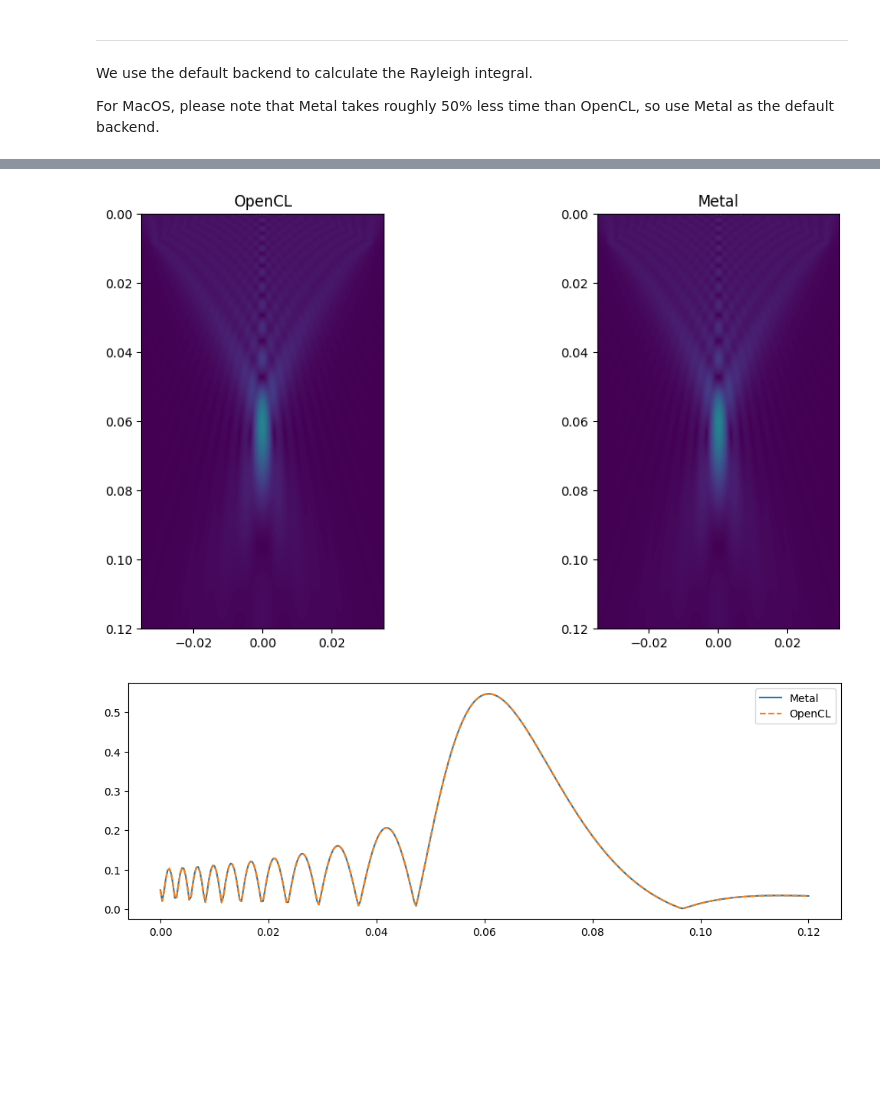
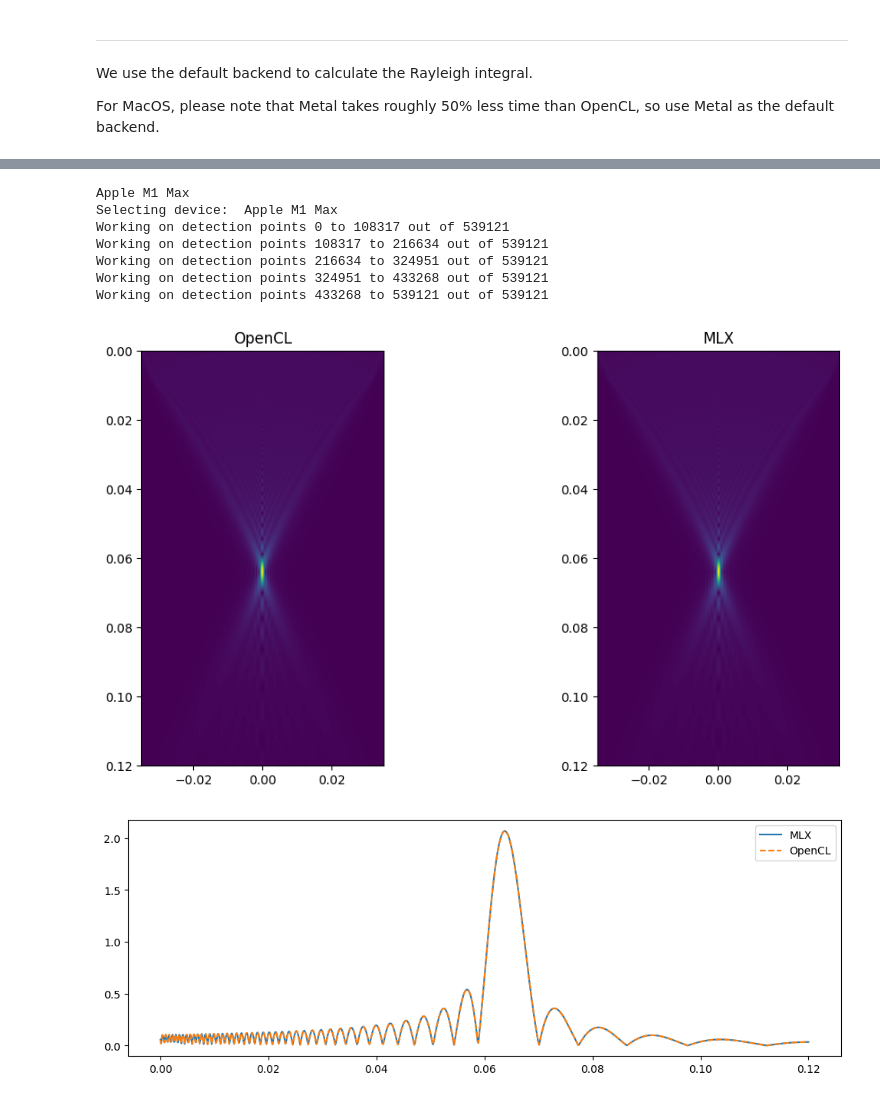
Before and after one commit to ProteusMRIgHIFU/BabelViscoFDTD, a Jupyter notebook: Tutorial Notebooks/Tools -1 - Rayleigh Integral.ipynb, the cells around one changed output, grey strips where cells are left out. Drawn from its saved outputs; the diff is of its cells as text; code cells hidden in the pictures; blank space fills up the shorter version.

```diff
--- a/Tutorial Notebooks/Tools -1 - Rayleigh Integral.ipynb
+++ b/Tutorial Notebooks/Tools -1 - Rayleigh Integral.ipynb
@@ -41,12 +36,12 @@ Selecting device:  Apple M1 Max
 ## Define medium conditions and transducer
 The function `GenerateTx` is a simple function that creates a Tx bowl oriented in the Z+ direction with focus at [0,0,0]
 # %%
-Frequency = 500e3  # Hz
+Frequency = 2000e3  # Hz
 MediumSOS = 1500 # m/s - water
 MediumDensity=1000 # kg/m3
 
 ShortestWavelength =MediumSOS / Frequency
-PPW=9
+PPW=6
 SpatialStep =ShortestWavelength / PPW
 
 Focal=6.4e-2
@@ -122,3 +121,5 @@ u0=np.ones((Tx['center'].shape[0],1),np.float32)+ 1j*np.zeros((Tx['center'].shap
 u0*=Amp
 center=Tx['center'].astype(np.float32)
 ds=Tx['ds'].astype(np.float32)
+# %%
+u2=ForwardSimple(cwvnb_extlay,center,ds,u0,rf,gpu_backend=backend,gpu_device='M1')
@@ -125,3 +132,3 @@ ds=Tx['ds'].astype(np.float32)
 # %%
-%%time
-u2=ForwardSimple(cwvnb_extlay,center,ds,u0,rf,deviceMetal='M1')
+# %%timeit
+# u2=ForwardSimple(cwvnb_extlay,center,ds,u0,rf,gpu_backend=backend,gpu_device='M1')
@@ -131,5 +135,3 @@ Wall time: 88.7 ms
-# %%
-u2=ForwardSimple(cwvnb_extlay,center,ds,u0,rf,deviceMetal='M1')
 # %%
 u2=np.reshape(u2,xp.shape)*MediumDensity*MediumSOS #we convert back to Pa
 # %%
@@ -156,23 +162,31 @@ You can adjust the view, and should be able to see a plot similar this one
 # %%
 #Some extra testing to evaluate outputs in MacOS from Metal and OpenCL
 if sys.platform=='darwin':
-    u2o=ForwardSimple(cwvnb_extlay,Tx['center'].astype(np.float32),Tx['ds'].astype(np.float32),u0,rf,MacOsPlatform='OpenCL')
+    InitRayleighAndBHTE('M1',gpu_backend='OpenCL')
+    u2o=ForwardSimple(cwvnb_extlay,Tx['center'].astype(np.float32),Tx['ds'].astype(np.float32),u0,rf,gpu_backend='OpenCL',gpu_device='M1')
     u2o=np.reshape(u2o,xp.shape)*MediumDensity*MediumSOS #we convert back to Pa
     plt.figure(figsize=(12,6))
     cy=np.argmin(np.abs(yfield))
 
     plt.subplot(1,2,1)
     plt.imshow(np.abs(u2o[:,0,:].T),extent=(yfmin,yfmax,zfmax,zfmin))
     plt.title('OpenCL')
     plt.subplot(1,2,2)
     plt.imshow(np.abs(u2[:,0,:].T),extent=(yfmin,yfmax,zfmax,zfmin))
-    plt.title('Metal')
+    plt.title(backend)
 
     plt.figure(figsize=(12,4))
     plt.plot(zfield,np.abs(u2[cy,0,:])/1e6)
     plt.plot(zfield,np.abs(u2o[cy,0,:])/1e6,'--')
-    plt.legend(['Metal','OpenCL'])
+    plt.legend([backend,'OpenCL'])
 # %% [output]
+Apple M1 Max
+Selecting device:  Apple M1 Max
+Working on detection points 0 to 108317 out of 539121
+Working on detection points 108317 to 216634 out of 539121
+Working on detection points 216634 to 324951 out of 539121
+Working on detection points 324951 to 433268 out of 539121
+Working on detection points 433268 to 539121 out of 539121
-[figure, old version]
+[figure, new version]
-[figure, old version]
+[figure, new version]
 # %%
```
Also changed, not shown: parts of 11 cells of this notebook, 4 other files.
